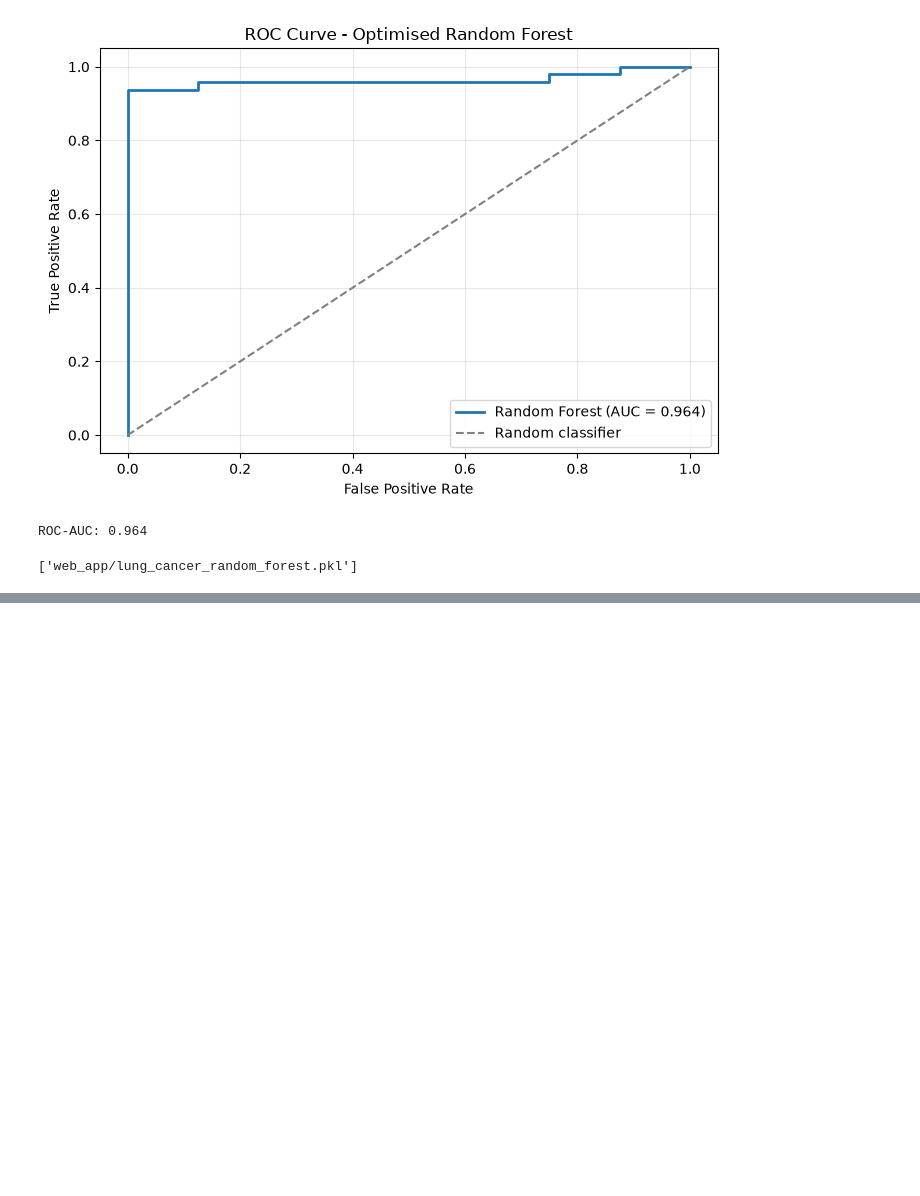
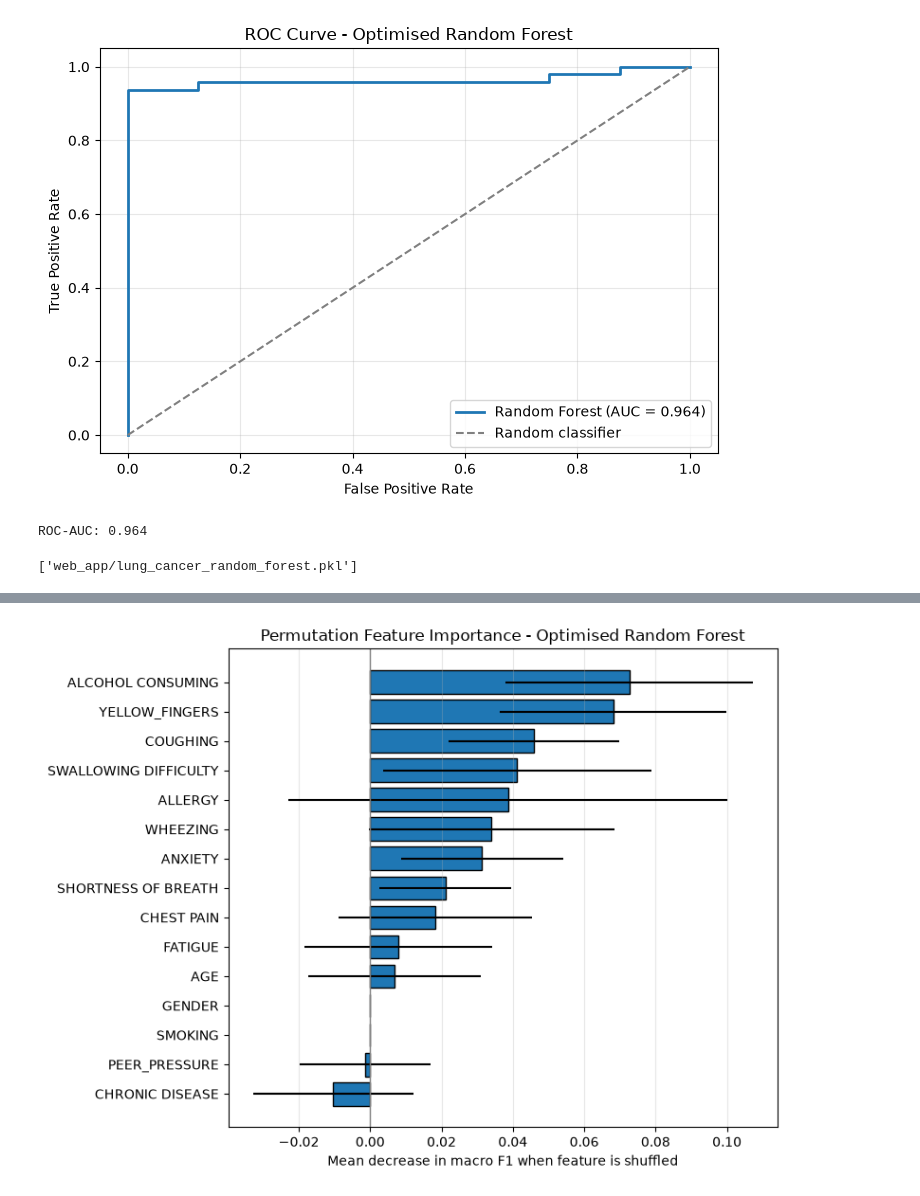
Before and after one commit to KWycliff/lung-cancer-classification, a Jupyter notebook: lung-cancer-risk-classification.ipynb, the cells around one changed output, grey strips where cells are left out. Saved outputs shown, nothing was run; the diff lists cells and outputs as text; code cells hidden in the pictures; blank space fills up the shorter version.

```diff
--- a/lung-cancer-risk-classification.ipynb
+++ b/lung-cancer-risk-classification.ipynb
@@ -499,3 +497,28 @@ import joblib
 joblib.dump(best_models['Random forest'], 'web_app/lung_cancer_random_forest.pkl')
 # %% [output]
 ['web_app/lung_cancer_random_forest.pkl']
+# %%
+# Feature importance implemented with assistance from Claude (Anthropic).
+
+# Permutation importance on the held-out test set for the optimised Random Forest.
+# Each feature is shuffled in turn; the drop in macro F1 shows how much the model relies on it.
+rf_model = best_models['Random forest']
+
+perm = permutation_importance(
+    rf_model,
+    X_test,
+    y_test,
+    scoring='f1_macro',
+    n_repeats=30,
+    random_state=RANDOM_STATE,
+    n_jobs=-1
+)
+
+importance_df = pd.DataFrame({
+    'feature': X_test.columns.str.strip(),
+    'permutation mean': perm.importances_mean,
+    'permutation std': perm.importances_std,
+    'impurity (built-in)': rf_model.feature_importances_
+}).sort_values('permutation mean', ascending=False)
+
+importance_df.reset_index(drop=True)
@@ -501,0 +542,19 @@ joblib.dump(best_models['Random forest'], 'web_app/lung_cancer_random_forest.pkl
+# %%
+plot_df = importance_df.sort_values('permutation mean', ascending=True)
+
+plt.figure(figsize=(8, 6))
+plt.barh(
+    plot_df['feature'],
+    plot_df['permutation mean'],
+    xerr=plot_df['permutation std'],
+    edgecolor='black'
+)
+plt.axvline(0, color='grey', linewidth=1)
+
+plt.xlabel('Mean decrease in macro F1 when feature is shuffled')
+plt.title('Permutation Feature Importance - Optimised Random Forest')
+plt.grid(axis='x', alpha=0.3)
+plt.tight_layout()
+plt.show()
+# %% [output]
+[figure, added]
```
Also changed, not shown: parts of 2 cells of this notebook, 4 other files.
